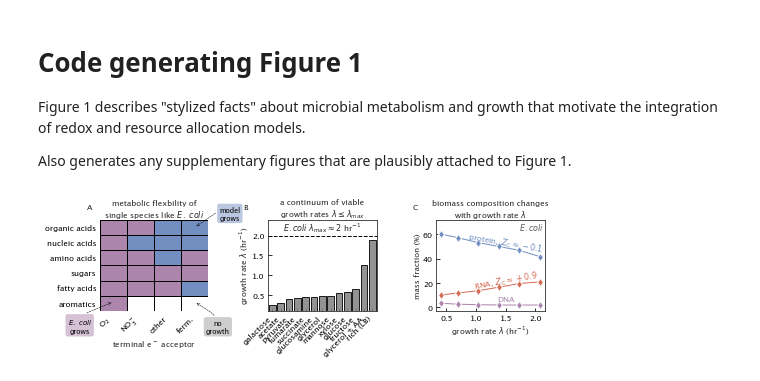
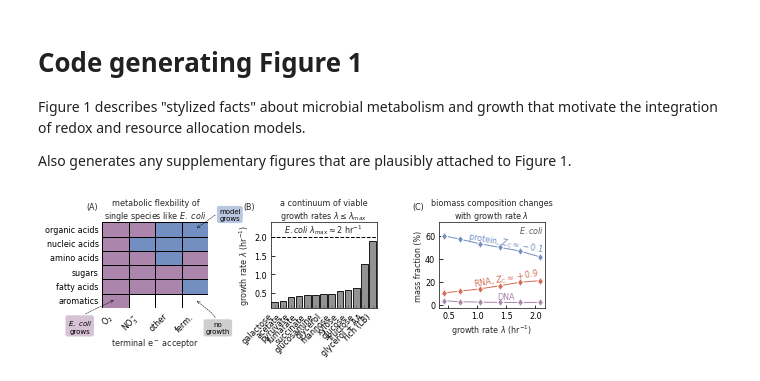
Before and after one commit to flamholz/redox-proteome, a Jupyter notebook: notebooks/Fig1.ipynb, the cells around one changed output. Saved outputs shown, nothing was run; the diff lists cells and outputs as text; code cells hidden in the pictures.

Commit message:
figure updates

```diff
--- a/notebooks/Fig1.ipynb
+++ b/notebooks/Fig1.ipynb
@@ -36,8 +36,8 @@ kayser_chemostat_df = pd.read_csv('../data/chemostat_data/kayser_chemostat_growt
 # Metabolic modes of E. coli
 coli_modes_df = pd.read_excel('../data/physiology/coli_metabolic_modes.xlsx', index_col=0)
 
-# Load biomass macromolecular composition from Bremer & Dennis 2008
-biomass_percent_df = pd.read_csv('../data/physiology/BremerDennis2008_BiomassComposition_pct.csv', index_col=0)
+# Load inferred biomass C and ZC from Bremer & Dennis 2008
+biomass_ZC_df = pd.read_csv('../data/physiology/BremerDennis2008_InferredZCB.csv', index_col=0)
 # %%
 fig, axs = plt.subplots(nrows=1, ncols=3, figsize=(7.24, 2.5))
 
@@ -90,13 +90,13 @@ plt.xlabel('')
 
 plt.sca(axs[2])
 labels = 'protein,RNA,DNA'.split(',')
-keys = ['{0}_percent'.format(l) for l in labels]
+keys = ['{0}_mass_fraction'.format(l) for l in labels]
 
 # Plot the fractional composition of biomass.
 pal = [colors[cid] for cid in "blue,red,purple".split(",")]
 for l,k,c in zip(labels, keys, pal):
-    ys = biomass_percent_df[k]
-    plt.plot(biomass_percent_df.growth_rate_hr, ys, marker='d', label=l,
+    ys = biomass_ZC_df[k]*100
+    plt.plot(biomass_ZC_df.growth_rate_hr, ys, marker='d', label=l,
              markersize=6, markeredgecolor='w', lw=1, color=c)
 
 labels = ["protein, $Z_{\mathrm{C}} \\approx -0.1$",
@@ -104,32 +104,32 @@ labels = ["protein, $Z_{\mathrm{C}} \\approx -0.1$",
           "DNA"]
 lcolors = ['blue', 'red', 'purple']
 locs = [(1.5, 54, -10), (1.5, 23, 10), (1.5, 7, 0)]
 for label, c, loc in zip(labels, lcolors, locs):
     x,y,rotation = loc
     plt.text(x, y, label, ha='center', va='center', color=colors[c],
              transform=plt.gca().transData, rotation=rotation, fontsize=8)
 
 plt.xlabel('growth rate $\lambda$ (hr$^{-1}$)')
 plt.ylabel('mass fraction (%)')
 plt.tick_params(axis='both')
 plt.legend(loc=1).set_visible(False)
 plt.ylim(-3, 72)
 plt.text(0.99, 0.98, '$E. coli$', transform=plt.gca().transAxes,
          ha='right', va='top', color=greys[-2], fontsize=8)
 
 
 titles = ["metabolic flexbility of\nsingle species like $E.$ $coli$",
           "a continuum of viable\ngrowth rates $\lambda \leq \lambda_{max}$",
           "biomass composition changes\nwith growth rate $\lambda$"]
 for ax, title in zip(axs, titles):
     ax.set_title(title)
 
 label_pos = [(0.1, 0.88), (0.40, 0.88), (0.725, 0.88)]
 for (x,y), label in zip(label_pos, 'ABC'):
-    plt.figtext(x, y, label, fontsize=8, weight='bold')
+    plt.figtext(x, y, '({0})'.format(label), fontsize=8)
 
 plt.tight_layout()
 plt.savefig('../output/Fig1.pdf', facecolor='white', dpi=300)
 plt.show()
 # %% [output]
-[figure, old version]
+[figure, new version]
```
Also changed, not shown: parts of 2 cells of this notebook, 5 other files.
